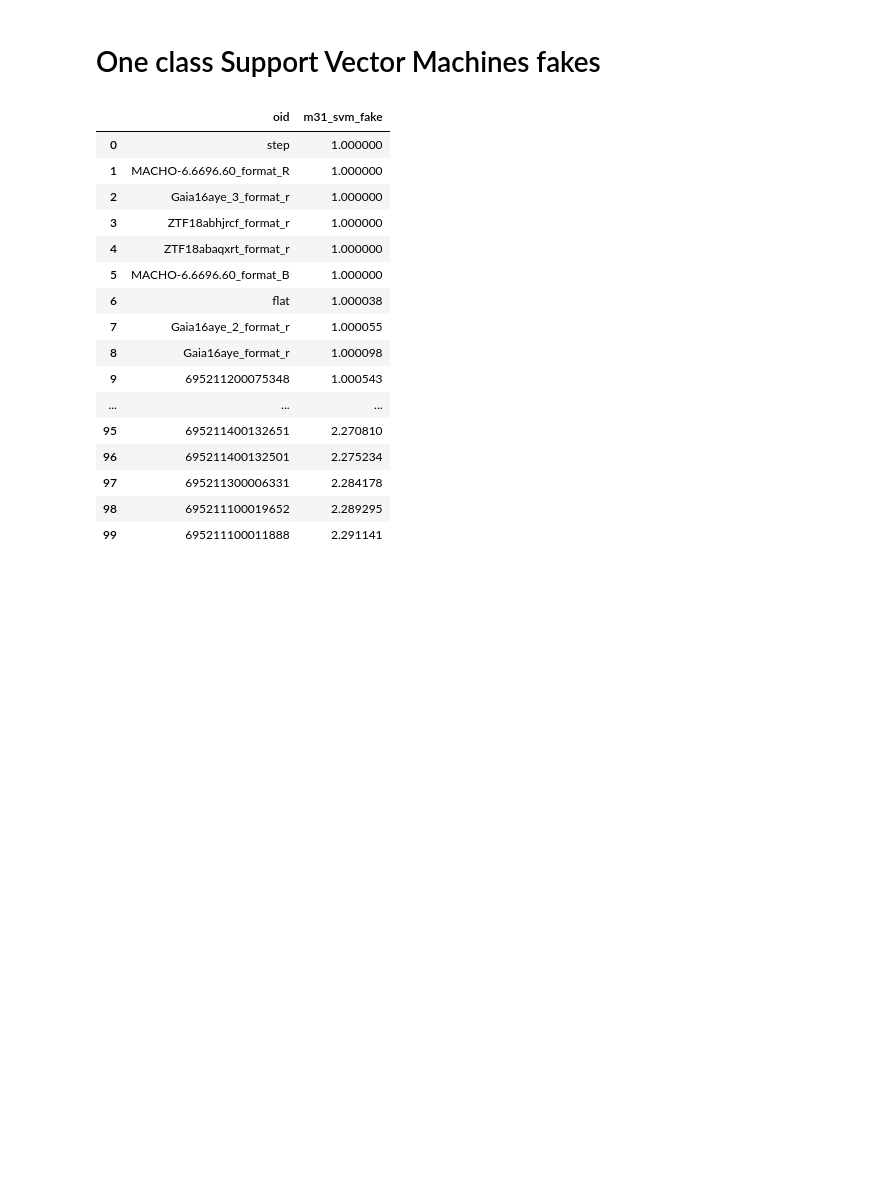
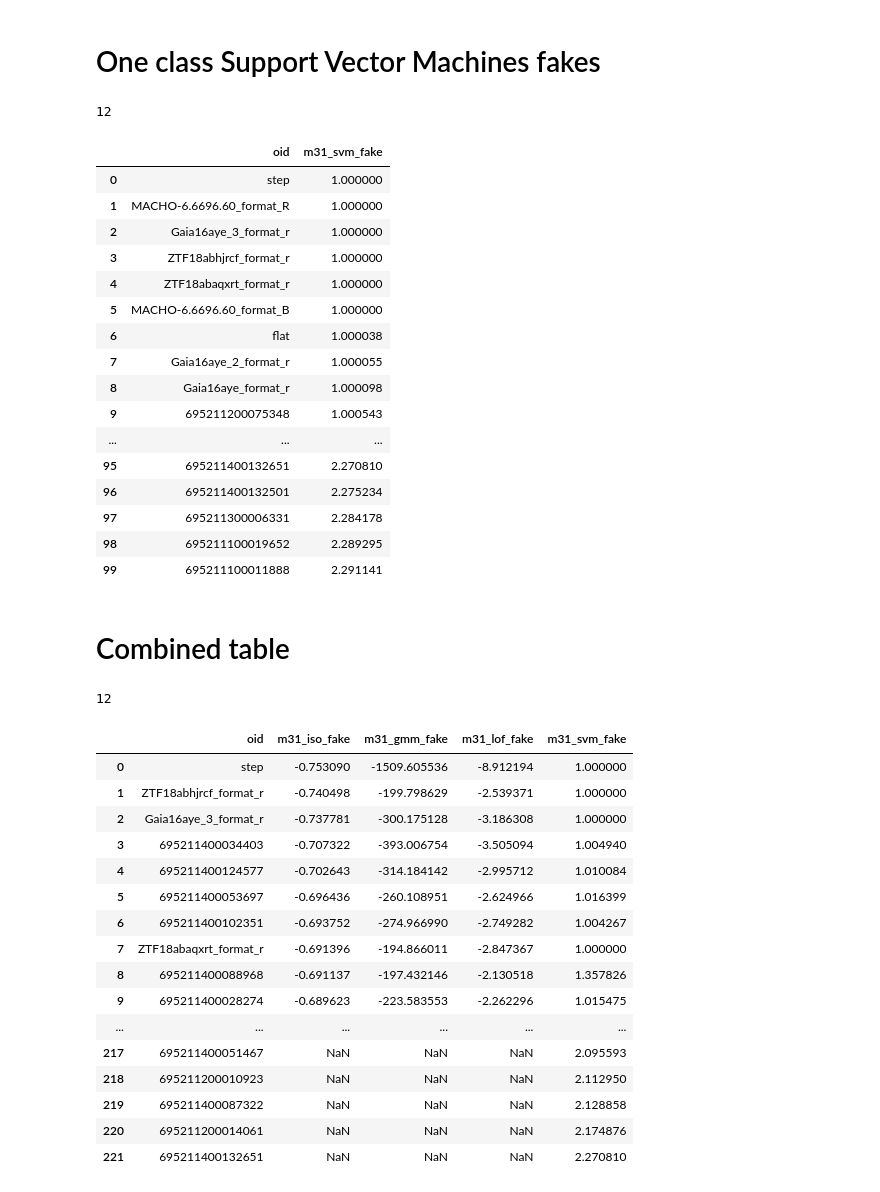
Before and after one commit to snad-space/zwad, a Jupyter notebook: notebooks/fakes_detection.ipynb, the cells around one changed output. Drawn from its saved outputs; the diff is of its cells as text; code cells hidden in the pictures; blank space fills up the shorter version.

Commit message:
Fakes counting + combined table.

```diff
--- a/notebooks/fakes_detection.ipynb
+++ b/notebooks/fakes_detection.ipynb
@@ -24,12 +25,22 @@ fake_names = {}
 for _, (oid, name) in df.iterrows():
     fake_names[oid] = name
 
+def apply_fake_names(table):
+    table['oid'] = table['oid'].map(lambda oid: fake_names.get(oid, oid))
+
+def fakes_counter(table):
+    return sum(table['oid'].map(lambda s: isinstance(s, str)))
+
 # Load AD results
+tables = {}
+alcos = ['iso', 'gmm', 'lof', 'svm']
+for alco in alcos:
+    tables[alco] = load_ad_tables_by_patterns([os.path.join(data_dir, 'm31_{}_fake.csv'.format(alco))])
+    apply_fake_names(tables[alco])
 
-tables = {}
-for alco in ['iso', 'gmm', 'lof', 'svm']:
-    tables[alco] = load_ad_tables_by_patterns([os.path.join(data_dir, 'm31_{}_fake.csv'.format(alco))])
-    tables[alco]['oid'] = tables[alco]['oid'].map(lambda oid: fake_names.get(oid, oid))
+combined_table = load_ad_tables_by_patterns([os.path.join(data_dir, 'm31_{}_fake.csv'.format(alco))
+                                             for alco in alcos])
+apply_fake_names(combined_table)
 # %% [markdown]
 # Isolation Forest fakes
 # %%
@@ -99,8 +116,10 @@ display(tables['lof'])
 # %% [markdown]
 # One class Support Vector Machines fakes
 # %%
+display(fakes_counter(tables['svm']))
 display(tables['svm'])
 # %% [output]
+12
 |  | oid | m31_svm_fake |
 | 0 | step | 1.000000 |
 | 1 | MACHO-6.6696.60_format_R | 1.000000 |
@@ -118,3 +137,27 @@ display(tables['svm'])
 | 97 | 695211300006331 | 2.284178 |
 | 98 | 695211100019652 | 2.289295 |
 | 99 | 695211100011888 | 2.291141 |
+# %% [markdown]
+# Combined table
+# %%
+display(fakes_counter(combined_table))
+display(combined_table)
+# %% [output]
+12
+|  | oid | m31_iso_fake | m31_gmm_fake | m31_lof_fake | m31_svm_fake |
+| 0 | step | -0.753090 | -1509.605536 | -8.912194 | 1.000000 |
+| 1 | ZTF18abhjrcf_format_r | -0.740498 | -199.798629 | -2.539371 | 1.000000 |
+| 2 | Gaia16aye_3_format_r | -0.737781 | -300.175128 | -3.186308 | 1.000000 |
+| 3 | 695211400034403 | -0.707322 | -393.006754 | -3.505094 | 1.004940 |
+| 4 | 695211400124577 | -0.702643 | -314.184142 | -2.995712 | 1.010084 |
+| 5 | 695211400053697 | -0.696436 | -260.108951 | -2.624966 | 1.016399 |
+| 6 | 695211400102351 | -0.693752 | -274.966990 | -2.749282 | 1.004267 |
+| 7 | ZTF18abaqxrt_format_r | -0.691396 | -194.866011 | -2.847367 | 1.000000 |
+| 8 | 695211400088968 | -0.691137 | -197.432146 | -2.130518 | 1.357826 |
+| 9 | 695211400028274 | -0.689623 | -223.583553 | -2.262296 | 1.015475 |
+| ... | ... | ... | ... | ... | ... |
+| 217 | 695211400051467 | NaN | NaN | NaN | 2.095593 |
+| 218 | 695211200010923 | NaN | NaN | NaN | 2.112950 |
+| 219 | 695211400087322 | NaN | NaN | NaN | 2.128858 |
+| 220 | 695211200014061 | NaN | NaN | NaN | 2.174876 |
+| 221 | 695211400132651 | NaN | NaN | NaN | 2.270810 |
```
Also changed, not shown: parts of 4 cells of this notebook.
